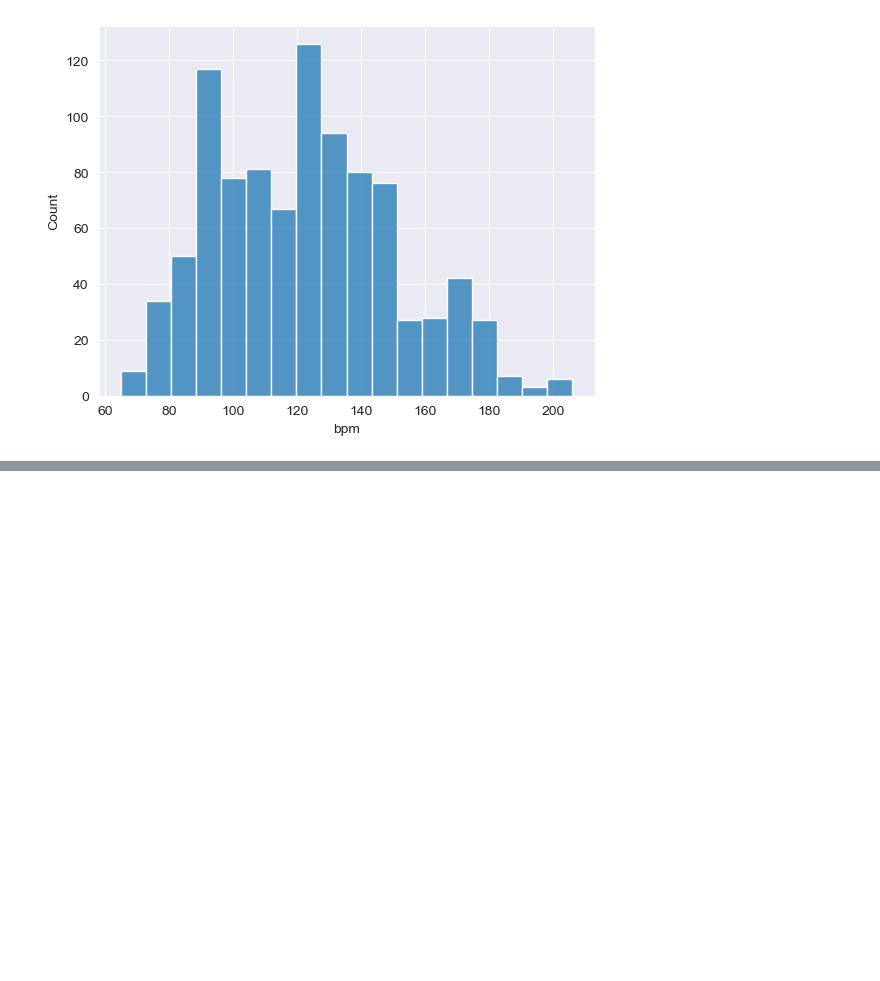
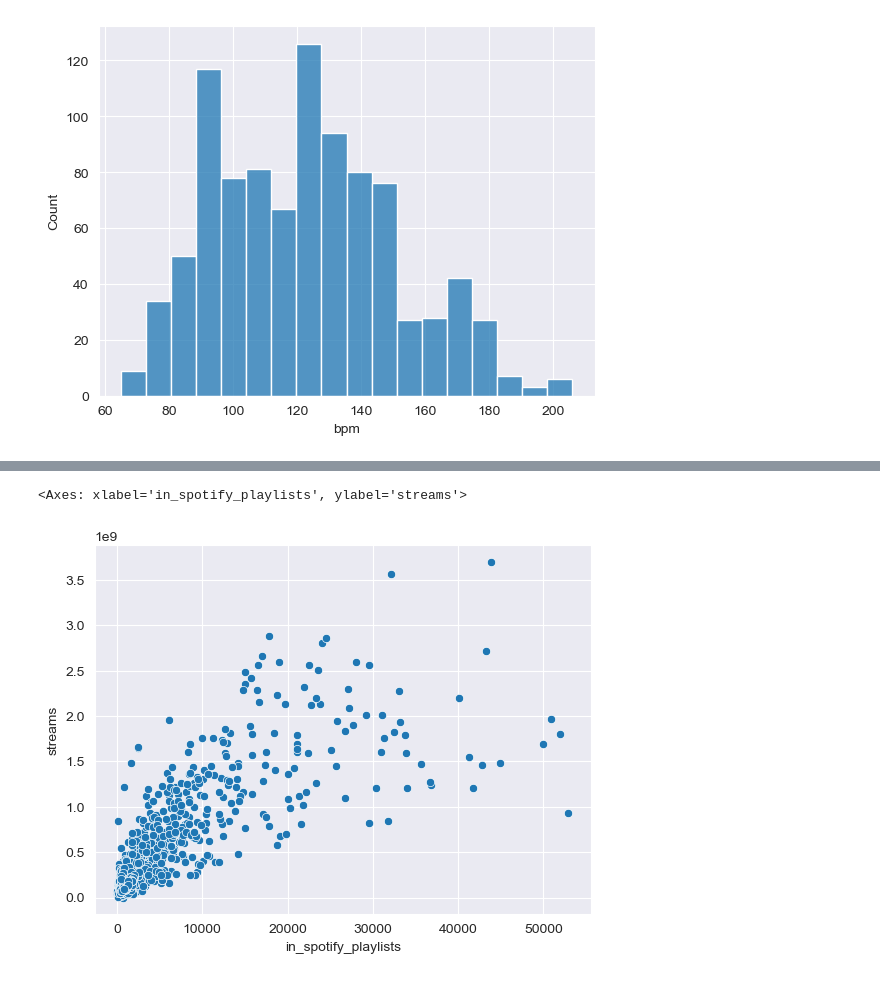
Before and after one commit to Toffuh/project-aids, a Jupyter notebook: Spotify.ipynb, the cells around one changed output, grey strips where cells are left out. Saved outputs shown, nothing was run; the diff lists cells and outputs as text; code cells hidden in the pictures; blank space fills up the shorter version.

```diff
--- a/Spotify.ipynb
+++ b/Spotify.ipynb
@@ -37,0 +38,5 @@ sns.pointplot(data=data, x="in_spotify_playlists", y="in_apple_playlists")
+# %%
+sns.scatterplot(data=data, x="in_spotify_playlists", y="streams")
+# %% [output]
+<Axes: xlabel='in_spotify_playlists', ylabel='streams'>
+[figure, added]
```
Also changed, not shown: parts of 7 cells of this notebook.
